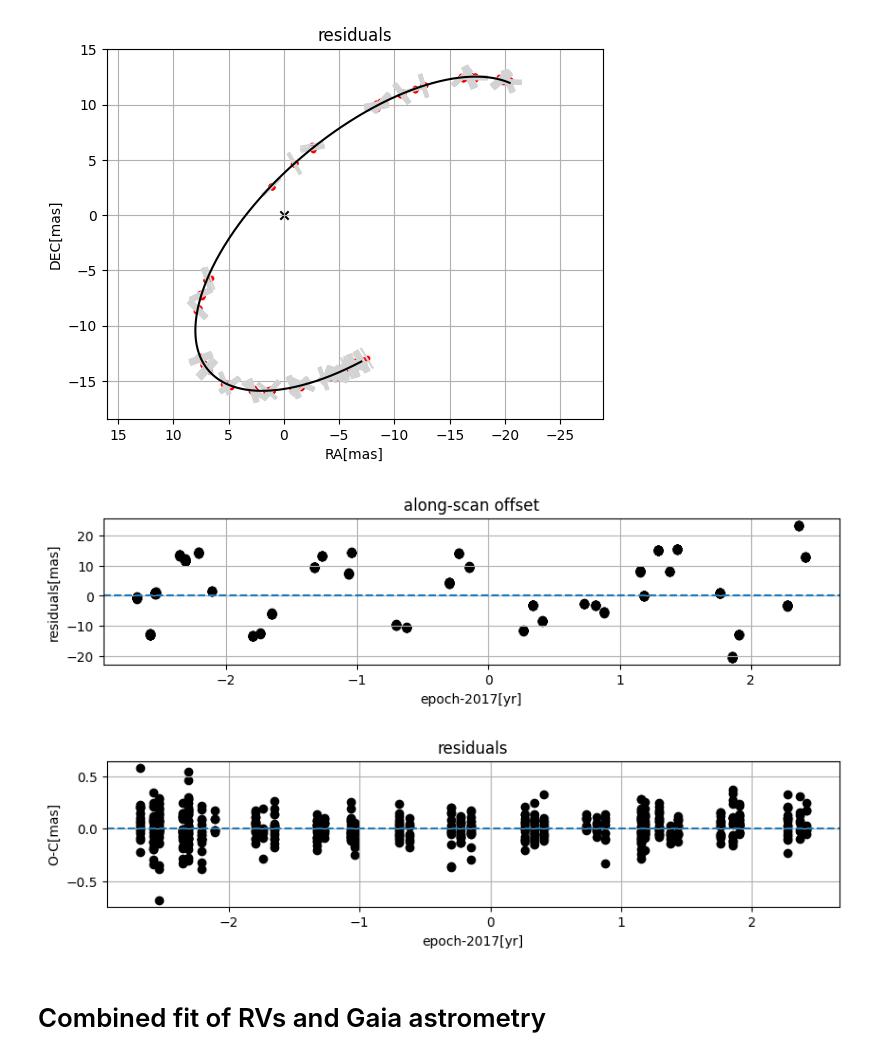
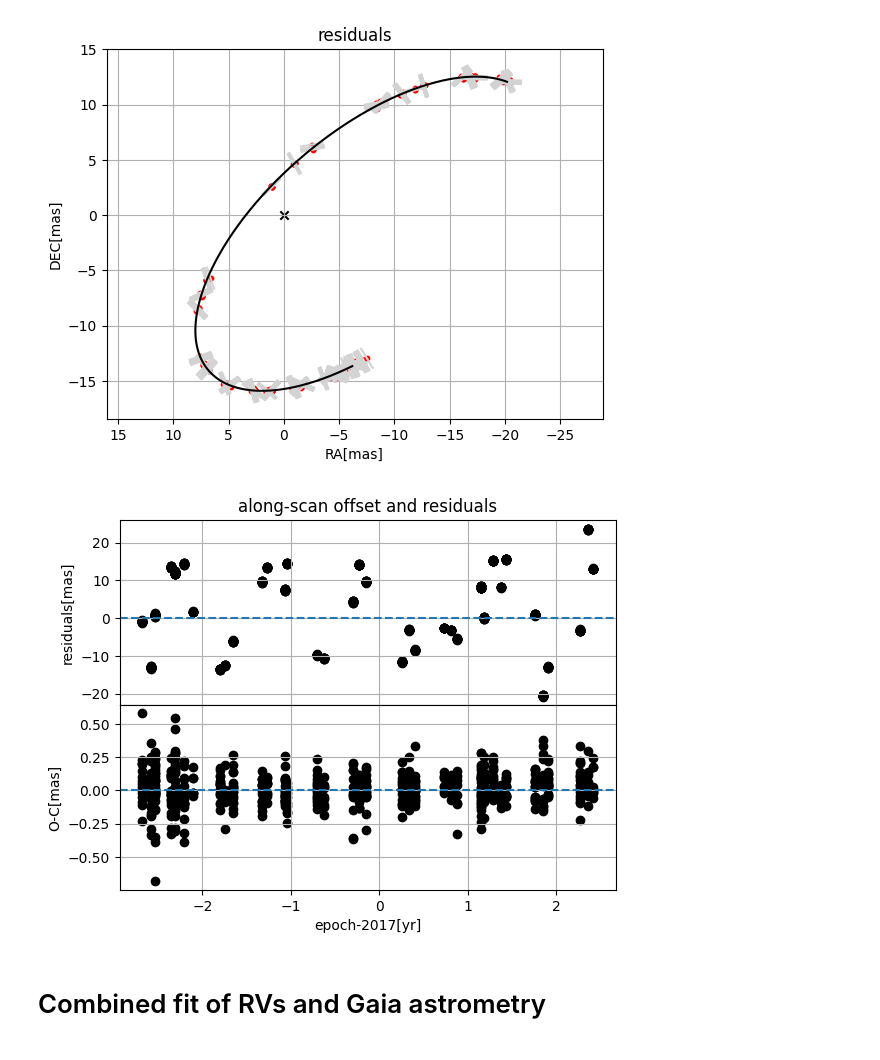
Before and after one commit to TSchiwy/ExTRA, a Jupyter notebook: gaiaBH3.ipynb, the cells around one changed output. Cells and saved outputs as stored; diff of their text form; code cells hidden in the pictures.

Commit message:
some plot pictures for presenting

```diff
--- a/gaiaBH3.ipynb
+++ b/gaiaBH3.ipynb
@@ -189,7 +171,7 @@ print(fit)
                         -6.487e+00]], shape=(13, 12)), array([-3.909e+02, -3.909e+02, ..., -3.909e+02, -3.909e+02],
                       shape=(13,)))
 # %%
-fit_residuals=ex.abs_res(planet_residual,fit.x[-5:],np.zeros(5),res_astrometric[:5])
+fit_residuals=ex.abs_res(planet_residual,fit.x[-5:],np.zeros(5),gaia[:5])
 
 A3=gaia[0]
 A4=gaia[1]
@@ -198,17 +180,17 @@ x_O,y_O=ex.orbit(*fit.x[:7],t_gaia)
 
 res_gaia_final=fit_residuals-(A3*x_O+A4*y_O)
 
-residual_to_orbit=ex.res_to_orbit_gaia(res_gaia_final,res_astrometric, fit.x[:7])
+check=ex.res_to_orbit_gaia(res_gaia_final,gaia, fit.x[:7])
 
 
-#ex.plot_hip(*ex.hip_2d(residual_to_orbiting))
+#ex.plot_hip(*ex.hip_2d(checking))
 
 plt.title("residuals")
 plt.ylabel("DEC[mas]")
 plt.xlabel("RA[mas]")
 plt.scatter(0,0,c="k",marker="x")
 
-ex.plot_hip(*residual_to_orbit)
+ex.plot_hip(*check)
 plt.plot(*ex.orbit(*fit.x[:7],t_rvmod),c="k")
 
 
@@ -219,28 +201,30 @@ plt.grid()
 # %% [output]
 [figure]
 # %%
-plt.figure(figsize=(10,2))
-plt.scatter(relative_time,fit_residuals,c="k")
-plt.axhline(0,linestyle="--")
-plt.title("along-scan offset")
-plt.ylabel("residuals[mas]")
-plt.xlabel("epoch-2017[yr]")
+fig,axs=plt.subplots(2,1,sharex=True)
+fig.subplots_adjust(hspace=0)
 
-plt.grid()gaia
+
+axs[0].scatter(relative_time,fit_residuals,c="k")
+axs[0].axhline(0,linestyle="--")
+axs[0].set_title("along-scan offset and residuals")
+axs[0].set_ylabel("residuals[mas]")
+axs[0].grid()
+
+
+
+axs[1].scatter(relative_time,res_gaia_final,c="k")
+axs[1].axhline(0,linestyle="--")
+axs[1].set_ylabel("O-C[mas]")
+axs[1].set_xlabel("epoch-2017[yr]")
+axs[1].grid()
+
+
+#plt.tight_layout()
+plt.savefig("pics/bh3res")
 plt.show()
-
-plt.figure(figsize=(10,2))
-plt.scatter(relative_time,res_gaia_final,c="k")
-plt.axhline(0,linestyle="--")
-plt.title("residuals")
-plt.ylabel("O-C[mas]")
-plt.xlabel("epoch-2017[yr]")
-
-plt.grid()
-plt.show()
 # %% [output]
-[figure, old version]
+[figure, new version]
-[figure, removed]
 # %% [markdown]
 # Combined fit of RVs and Gaia astrometry
 # %%
```
Also changed, not shown: parts of 10 cells of this notebook, 3 other files.
